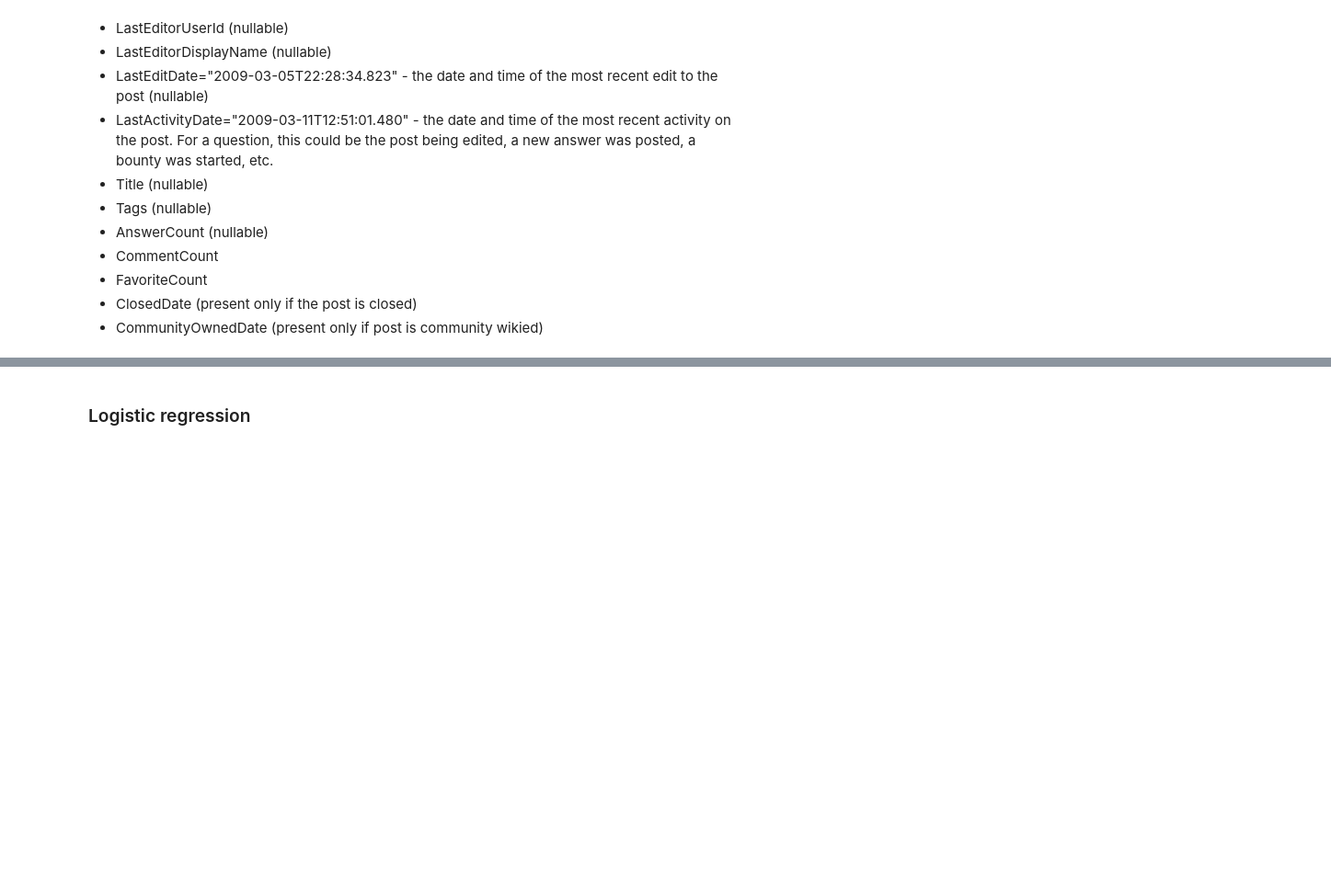
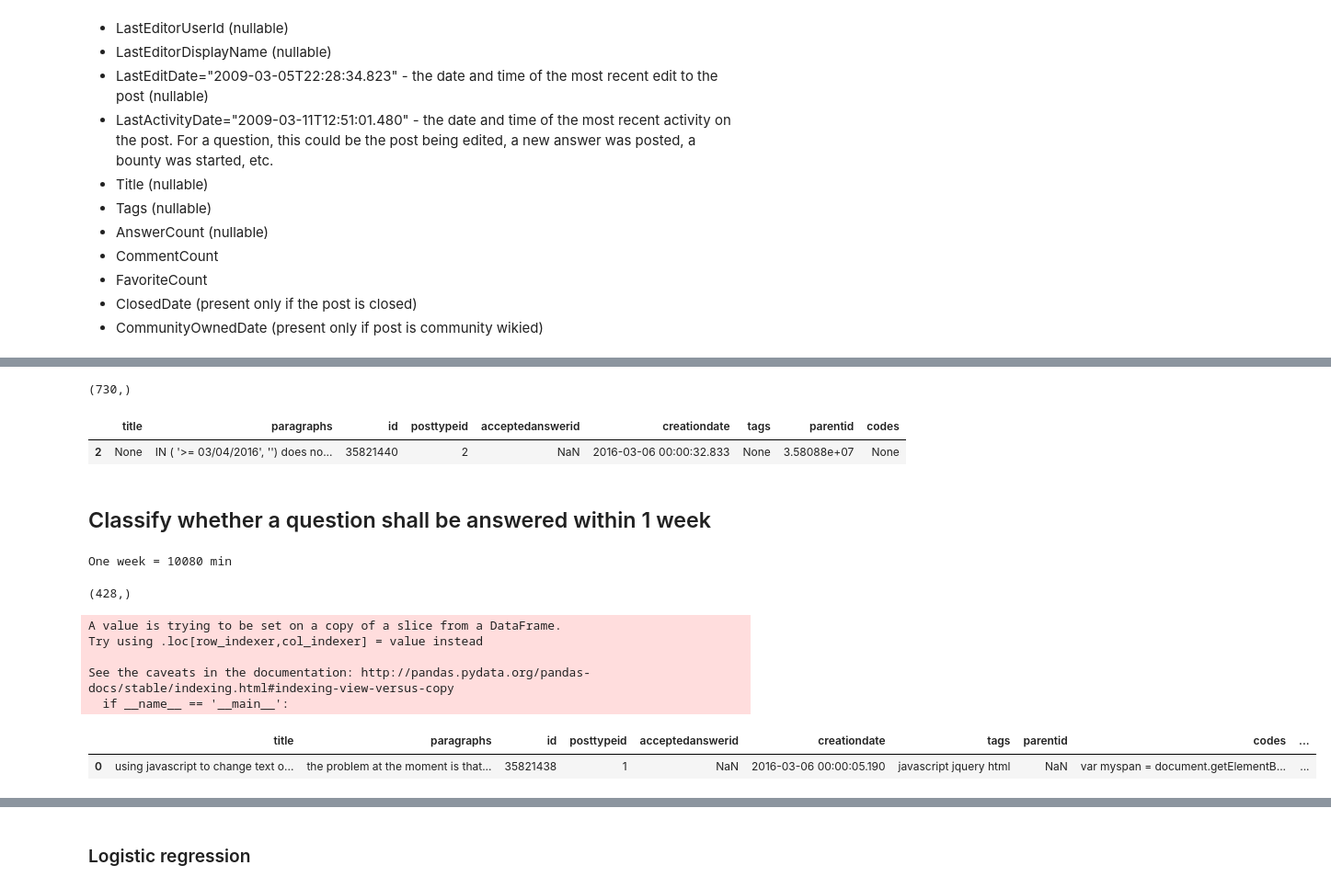
Before and after one commit to EricTing/WhenStackStopsOverFlow, a Jupyter notebook: Feature Engineering.ipynb, the cells around one changed output, grey strips where cells are left out. Shown: that part at 92% size. Drawn from its saved outputs; the diff is of its cells as text; code cells hidden in the pictures; blank space fills up the shorter version.

```diff
--- a/Feature Engineering.ipynb
+++ b/Feature Engineering.ipynb
@@ -190,0 +121,5 @@ cls_df = questions[['title', 'body', 'tags', 'success']]
+# %%
+questions_ids = qa[qa['posttypeid'] == 1]['id']
+questions_ids.shape
+# %% [output]
+(730,)
@@ -190,0 +128,5 @@ cls_df = questions[['title', 'body', 'tags', 'success']]
+# %%
+answers.head(1)
+# %% [output]
+|  | title | paragraphs | id | posttypeid | acceptedanswerid | creationdate | tags | parentid | codes |
+| 2 | None | IN ( '>= 03/04/2016', '') does no... | 35821440 | 2 | NaN | 2016-03-06 00:00:32.833 | None | 3.58088e+07 | None |
@@ -190,0 +137,2 @@ cls_df = questions[['title', 'body', 'tags', 'success']]
+# %% [markdown]
+## Classify whether a question shall be answered within 1 week
@@ -190,0 +147,6 @@ cls_df = questions[['title', 'body', 'tags', 'success']]
+# %%
+shortest_elapsed_time = q_a.groupby('id_x').apply(lambda g: g['ElapsedTime'].min())
+# %%
+print("One week = {} min".format(24 * 60 * 7))
+# %% [output]
+One week = 10080 min
@@ -190,0 +157,17 @@ cls_df = questions[['title', 'body', 'tags', 'success']]
+# %%
+failed_questions_ids.shape
+# %% [output]
+(428,)
+# %%
+questions['success'] = questions['id'].isin(failed_questions_ids).apply(lambda b: 0 if b else 1)
+# %% [output]
+A value is trying to be set on a copy of a slice from a DataFrame.
+Try using .loc[row_indexer,col_indexer] = value instead
+
+See the caveats in the documentation: http://pandas.pydata.org/pandas-docs/stable/indexing.html#indexing-view-versus-copy
+  if __name__ == '__main__':
+# %%
+questions.head(1)
+# %% [output]
+|  | title | paragraphs | id | posttypeid | acceptedanswerid | creationdate | tags | parentid | codes | ... |
+| 0 | using javascript to change text o... | the problem at the moment is that... | 35821438 | 1 | NaN | 2016-03-06 00:00:05.190 | javascript jquery html | NaN | var myspan = document.getElementB... | ... |
```
Also changed, not shown: parts of 58 cells of this notebook.
